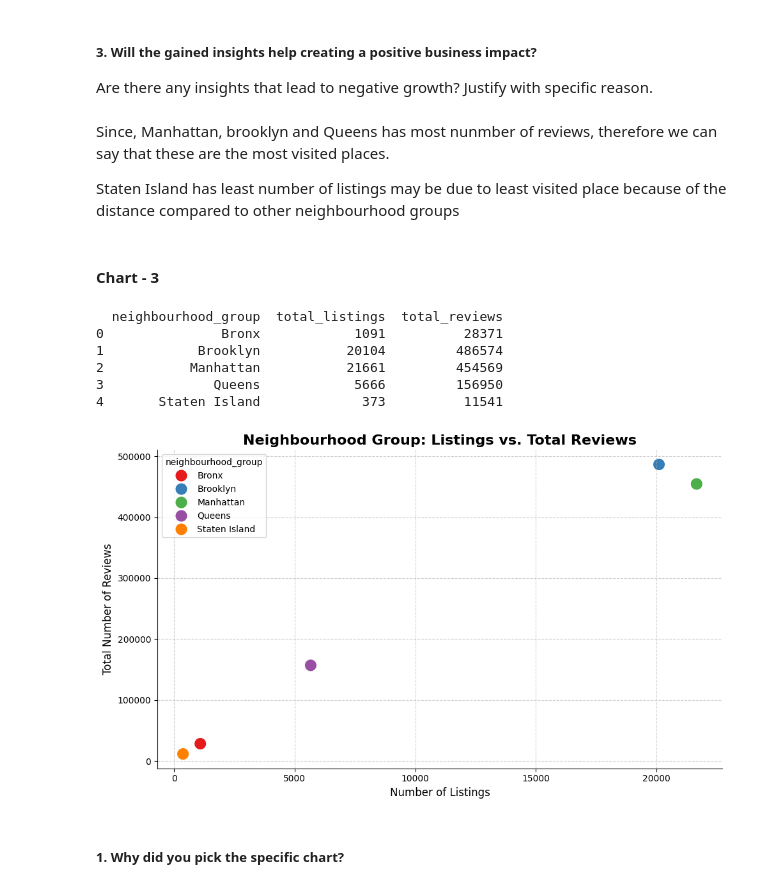
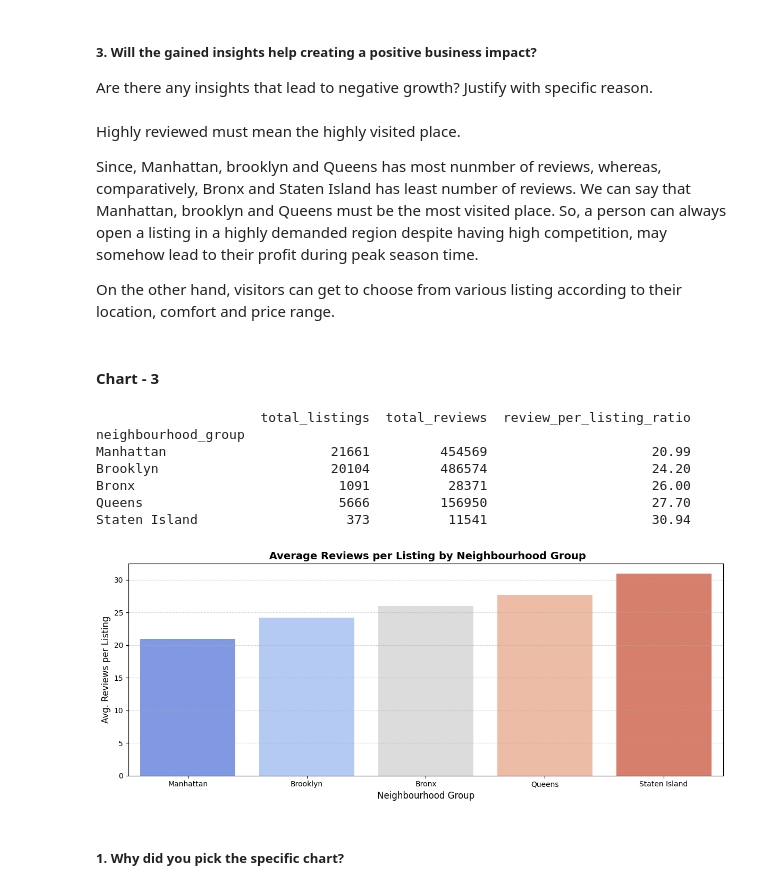
Before and after one commit to Srishti6125/AIRBNB, a Jupyter notebook: airbnb.ipynb, the cells around one changed output. Drawn from its saved outputs; the diff is of its cells as text; code cells hidden in the pictures.

```diff
--- a/airbnb.ipynb
+++ b/airbnb.ipynb
@@ -666,54 +692,53 @@ whereas, the Staten Island has the least number of reviews.
 # %% [markdown]
 ##### 3. Will the gained insights help creating a positive business impact?
 Are there any insights that lead to negative growth? Justify with specific reason.
-# %% [markdown]
-Since, Manhattan, brooklyn and Queens has most nunmber of reviews, therefore we can say that these are the most visited places.
-
-Staten Island has least number of listings may be due to least visited place because of the distance compared to other neighbourhood groups
+# %% [markdown]
+Highly reviewed must mean the highly visited place.
+
+Since, Manhattan, brooklyn and Queens has most nunmber of reviews, whereas,
+comparatively, Bronx and Staten Island has least number of reviews. We can say that Manhattan, brooklyn and Queens must be the most visited place. So, a person can always open a listing in a highly demanded region despite having high competition, may somehow lead to their profit during peak season time.
+
+On the other hand, visitors can get to choose from various listing according to their location, comfort and price range.
 # %% [markdown]
 #### Chart - 3
 # %%
 # Chart - 3 visualization code
 
 # number of listing vs number of reviews (based on neighbourhood_groups)
 
 grouped = df.groupby('neighbourhood_group').agg(
-    total_listings=('id', 'count'),
-    total_reviews=('number_of_reviews', 'sum')
-).reset_index()
-print(grouped)
-plt.figure(figsize=(10, 6))
-sns.scatterplot(
-    data=grouped,
-    x='total_listings',
-    y='total_reviews',
-    hue='neighbourhood_group',
-    s=200,  # bubble size
-    palette='Set1'
+    total_listings=('id', 'count'),                 # Count of listings
+    total_reviews=('number_of_reviews', 'sum')      # Sum of all reviews in the group
 )
 
-# Annotate points
-"""for i in range(len(grouped)):
-    plt.text(grouped['total_listings'][i] + 10,
-             grouped['total_reviews'][i] + 10,
-             grouped['neighbourhood_group'][i],
-             fontsize=9)"""
+grouped['review_per_listing_ratio'] = grouped['total_reviews'] / grouped['total_listings']
 
-# Styling
-plt.title("Neighbourhood Group: Listings vs. Total Reviews", fontsize=16, fontweight='bold')
-plt.xlabel("Number of Listings", fontsize=12)
-plt.ylabel("Total Number of Reviews", fontsize=12)
-plt.grid(True, linestyle='--', alpha=0.6)
-sns.despine()
+grouped['review_per_listing_ratio'] = grouped['review_per_listing_ratio'].round(2)
+
+print(grouped.sort_values(by='review_per_listing_ratio'))
+
+plt.figure(figsize=(12, 5))
+sns.barplot(
+    data=grouped.sort_values(by='review_per_listing_ratio'),
+    x='neighbourhood_group',
+    y='review_per_listing_ratio',
+    palette='coolwarm', hue='neighbourhood_group', legend=False
+)
+
+plt.title(" Average Reviews per Listing by Neighbourhood Group", fontsize=14, fontweight='bold')
+plt.xlabel("Neighbourhood Group", fontsize=12)
+plt.ylabel("Avg. Reviews per Listing", fontsize=12)
+plt.grid(axis='y', linestyle='--', alpha=0.5)
 plt.tight_layout()
 plt.show()
 # %% [output]
-  neighbourhood_group  total_listings  total_reviews
-0               Bronx            1091          28371
-1            Brooklyn           20104         486574
-2           Manhattan           21661         454569
-3              Queens            5666         156950
-4       Staten Island             373          11541
+                     total_listings  total_reviews  review_per_listing_ratio
+neighbourhood_group
+Manhattan                     21661         454569                     20.99
+Brooklyn                      20104         486574                     24.20
+Bronx                          1091          28371                     26.00
+Queens                         5666         156950                     27.70
+Staten Island                   373          11541                     30.94
-[figure, old version]
+[figure, new version]
 # %% [markdown]
 ##### 1. Why did you pick the specific chart?
```
Also changed, not shown: parts of 57 cells of this notebook.
